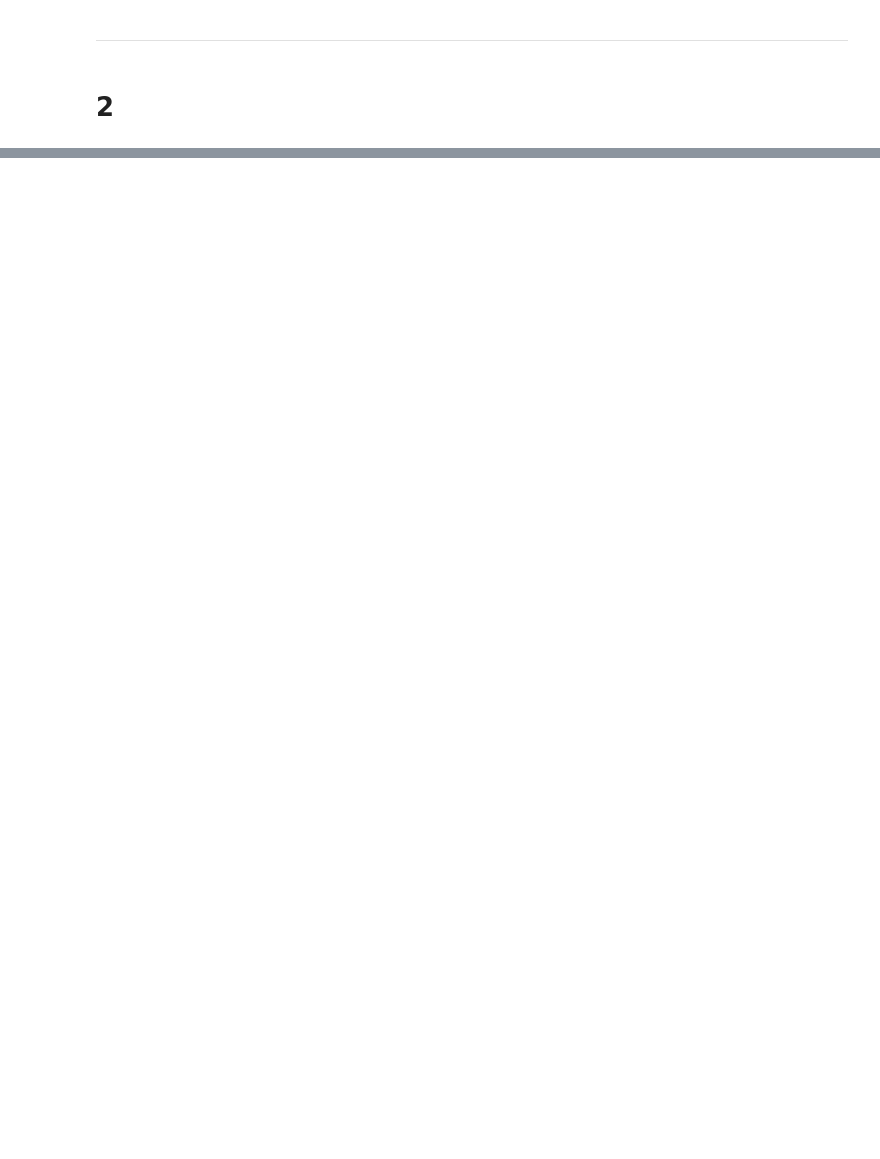
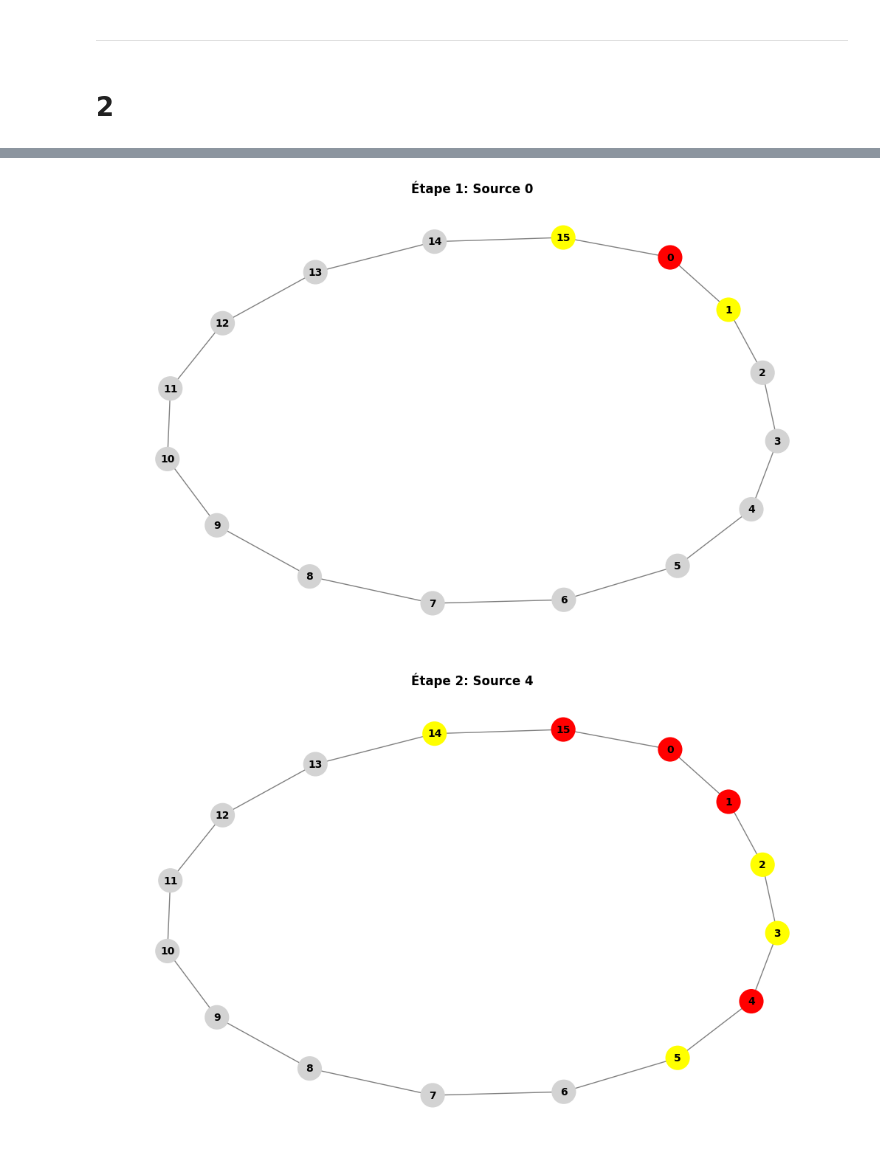
Before and after one commit to OussamaLay/Graph_Burning_Problem, a Jupyter notebook: main.ipynb, the cells around one changed output, grey strips where cells are left out. Drawn from its saved outputs; the diff is of its cells as text; code cells hidden in the pictures; blank space fills up the shorter version.

```diff
--- a/main.ipynb
+++ b/main.ipynb
@@ -226,0 +215,8 @@ Chemin trouvé : [0, '10', '33', '41', '00']
+# %%
+num = 3
+visualiser_graphe_par_etape(graphes[df.iloc[num]["Graphe"]], [centre for centre, rayon in df.iloc[num]["Sequence Optimale"]])
+#visualiser_graphe_par_etape(graphes[df.iloc[num]["Graphe"]], [0, 4, 9, 13])
+#visualiser_graphe_par_etape(graphes[df.iloc[num]["Graphe"]], df.iloc[num]["Recherche Profondeur"])
+# %% [output]
+[figure, added]
+[figure, added]
```
Also changed, not shown: parts of 17 cells of this notebook, 3 other files.
